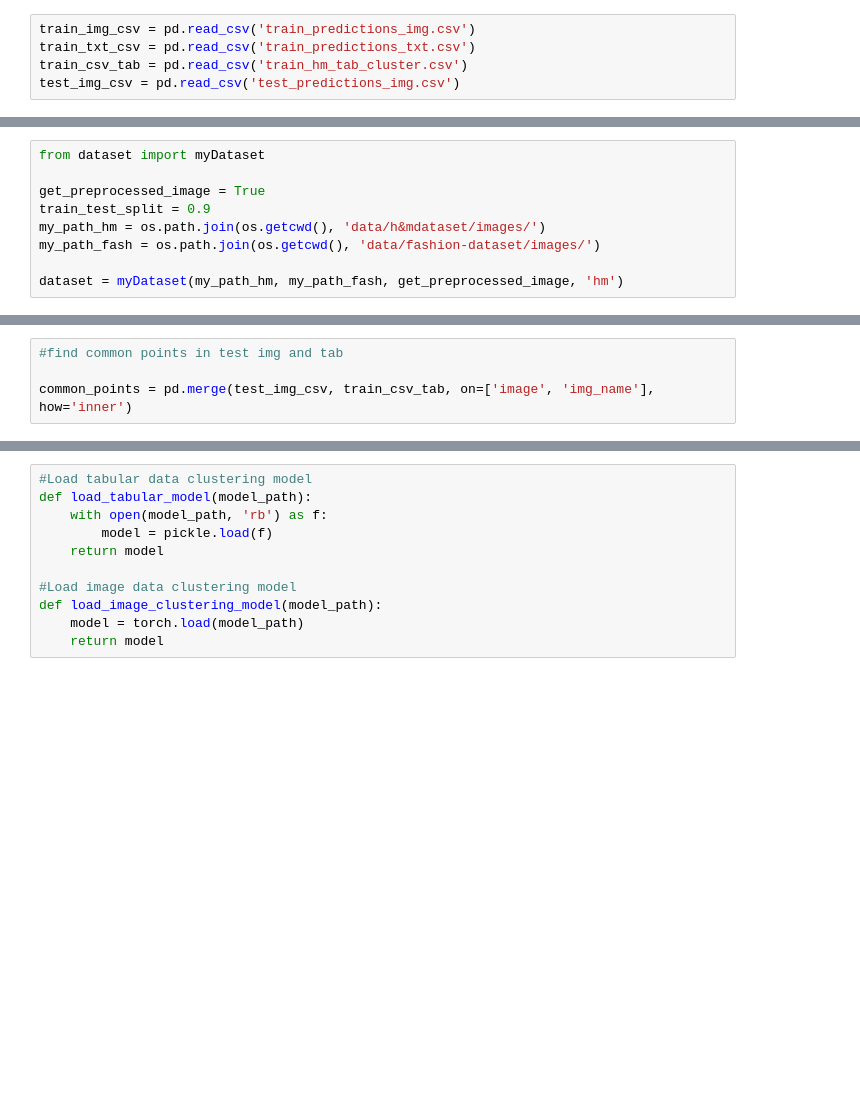
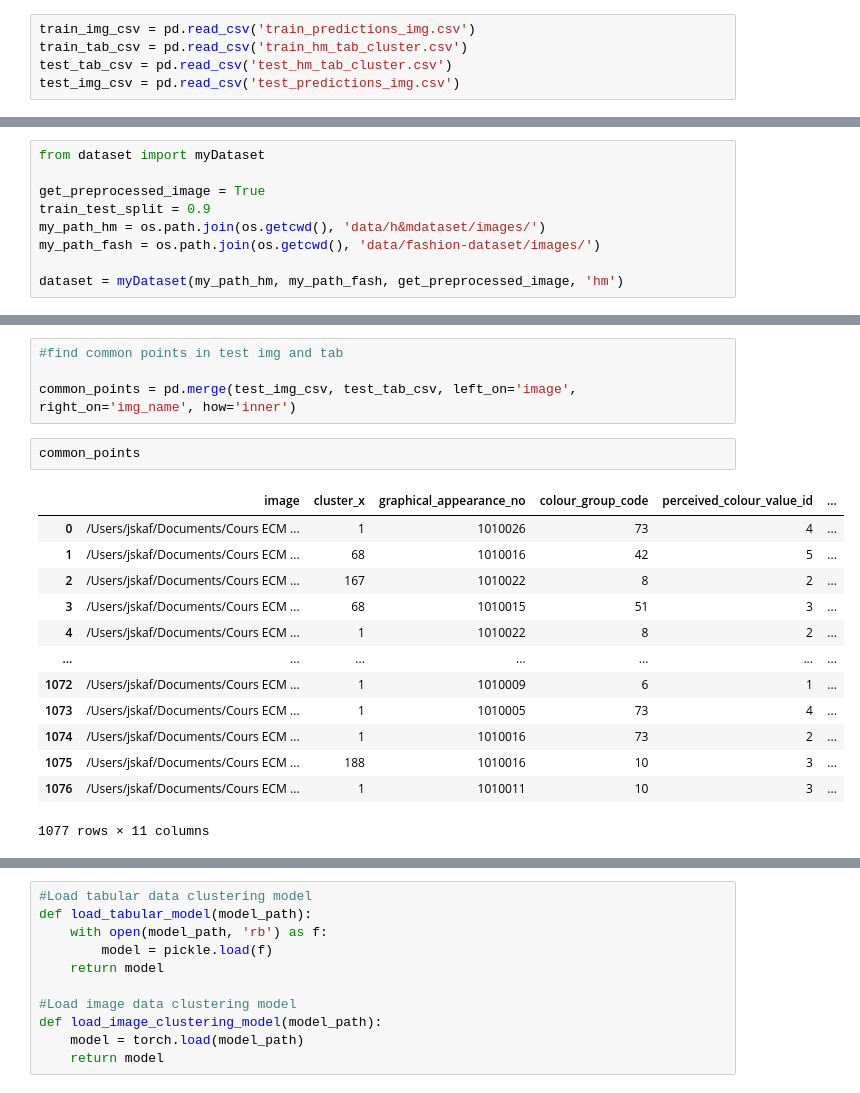
Before and after one commit to Emma-IA/Clothes-similarity, a Jupyter notebook: qualitative_similarity_and_jaccard_similarity.ipynb, the cells around one changed output, grey strips where cells are left out. Cells and saved outputs as stored; diff of their text form; blank space fills up the shorter version.

```diff
--- a/qualitative_similarity_and_jaccard_similarity.ipynb
+++ b/qualitative_similarity_and_jaccard_similarity.ipynb
@@ -10,7 +9,7 @@ import os
 # %%
 train_img_csv = pd.read_csv('train_predictions_img.csv')
-train_txt_csv = pd.read_csv('train_predictions_txt.csv')
-train_csv_tab = pd.read_csv('train_hm_tab_cluster.csv')
+train_tab_csv = pd.read_csv('train_hm_tab_cluster.csv')
+test_tab_csv = pd.read_csv('test_hm_tab_cluster.csv')
 test_img_csv = pd.read_csv('test_predictions_img.csv')
 # %%
 df = pd.read_csv('data/h&mdataset/articles.csv')
@@ -29,7 +44,23 @@ dataset = myDataset(my_path_hm, my_path_fash, get_preprocessed_image, 'hm')
 # %%
 #find common points in test img and tab
 
-common_points = pd.merge(test_img_csv, train_csv_tab, on=['image', 'img_name'], how='inner')
+common_points = pd.merge(test_img_csv, test_tab_csv, left_on='image', right_on='img_name', how='inner')
+# %%
+common_points
+# %% [output]
+|  | image | cluster_x | graphical_appearance_no | colour_group_code | perceived_colour_value_id | ... |
+| 0 | /Users/jskaf/Documents/Cours ECM ... | 1 | 1010026 | 73 | 4 | ... |
+| 1 | /Users/jskaf/Documents/Cours ECM ... | 68 | 1010016 | 42 | 5 | ... |
+| 2 | /Users/jskaf/Documents/Cours ECM ... | 167 | 1010022 | 8 | 2 | ... |
+| 3 | /Users/jskaf/Documents/Cours ECM ... | 68 | 1010015 | 51 | 3 | ... |
+| 4 | /Users/jskaf/Documents/Cours ECM ... | 1 | 1010022 | 8 | 2 | ... |
+| ... | ... | ... | ... | ... | ... | ... |
+| 1072 | /Users/jskaf/Documents/Cours ECM ... | 1 | 1010009 | 6 | 1 | ... |
+| 1073 | /Users/jskaf/Documents/Cours ECM ... | 1 | 1010005 | 73 | 4 | ... |
+| 1074 | /Users/jskaf/Documents/Cours ECM ... | 1 | 1010016 | 73 | 2 | ... |
+| 1075 | /Users/jskaf/Documents/Cours ECM ... | 188 | 1010016 | 10 | 3 | ... |
+| 1076 | /Users/jskaf/Documents/Cours ECM ... | 1 | 1010011 | 10 | 3 | ... |
+1077 rows × 11 columns
 # %%
 class ResNet(nn.Module):
     def __init__(self):
```
Also changed, not shown: parts of 15 cells of this notebook, 2 other files.
